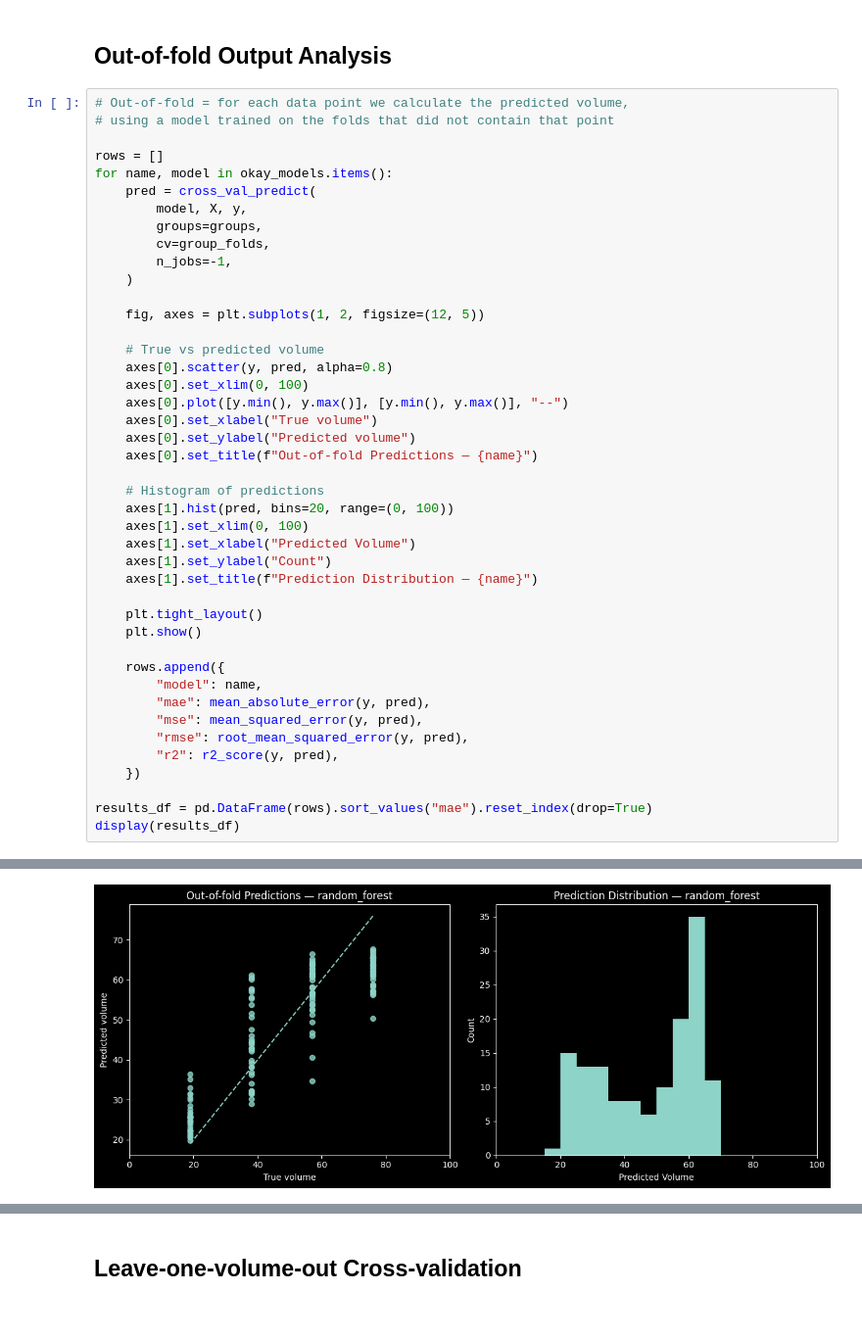
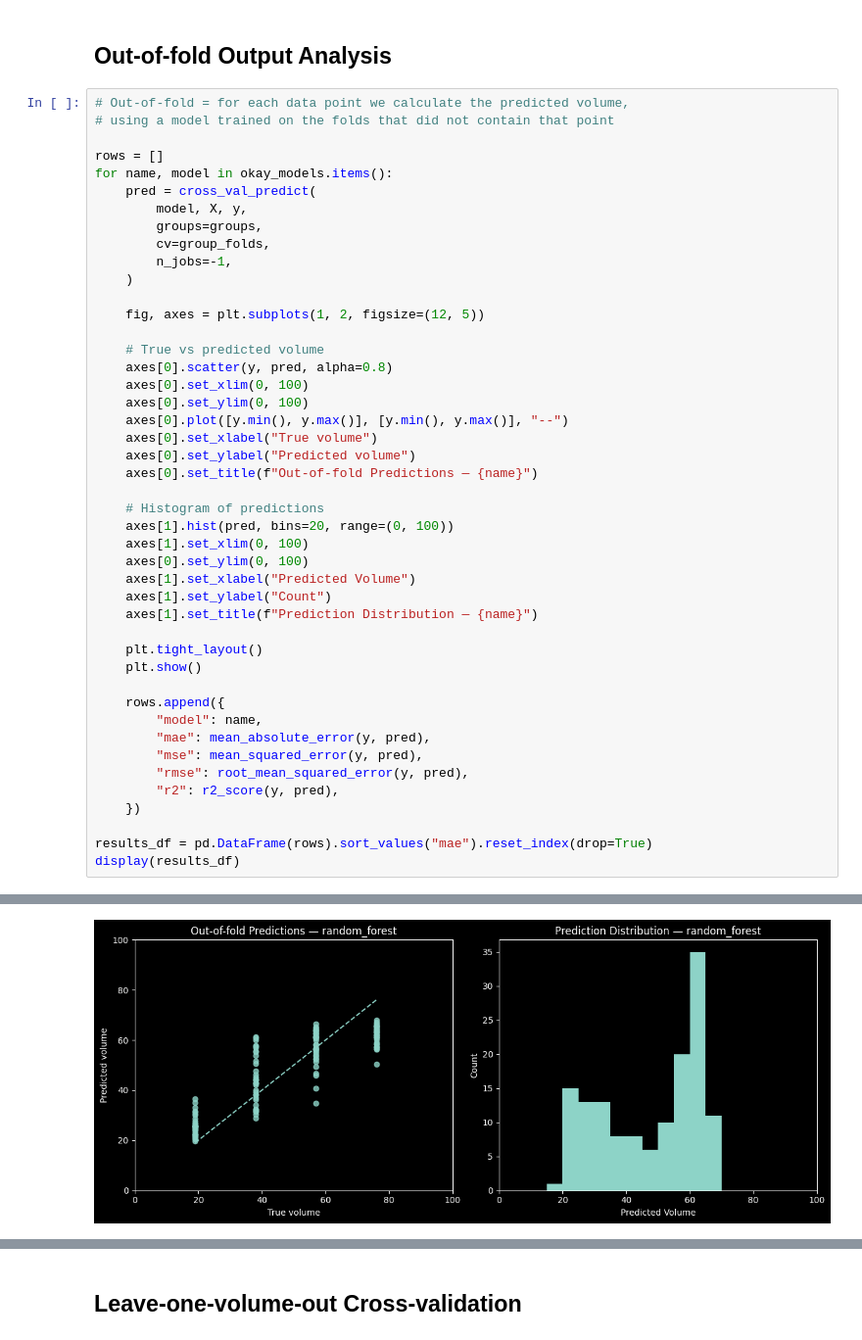
Before and after one commit to MineaSolas/ComputerVisionProject, a Jupyter notebook: top_side_predictions.ipynb, the cells around one changed output, grey strips where cells are left out. Shown at 98% size. Cells and saved outputs as stored; diff of their text form.

Commit message:
Update plots

```diff
--- a/top_side_predictions.ipynb
+++ b/top_side_predictions.ipynb
@@ -273,6 +273,7 @@ for name, model in okay_models.items():
     # True vs predicted volume
     axes[0].scatter(y, pred, alpha=0.8)
     axes[0].set_xlim(0, 100)
+    axes[0].set_ylim(0, 100)
     axes[0].plot([y.min(), y.max()], [y.min(), y.max()], "--")
     axes[0].set_xlabel("True volume")
     axes[0].set_ylabel("Predicted volume")
@@ -281,6 +282,7 @@ for name, model in okay_models.items():
     # Histogram of predictions
     axes[1].hist(pred, bins=20, range=(0, 100))
     axes[1].set_xlim(0, 100)
+    axes[0].set_ylim(0, 100)
     axes[1].set_xlabel("Predicted Volume")
     axes[1].set_ylabel("Count")
     axes[1].set_title(f"Prediction Distribution — {name}")
@@ -304 +306 @@ display(results_df)
-[figure, old version]
+[figure, new version]
```
Also changed, not shown: parts of 1 cell of this notebook.
